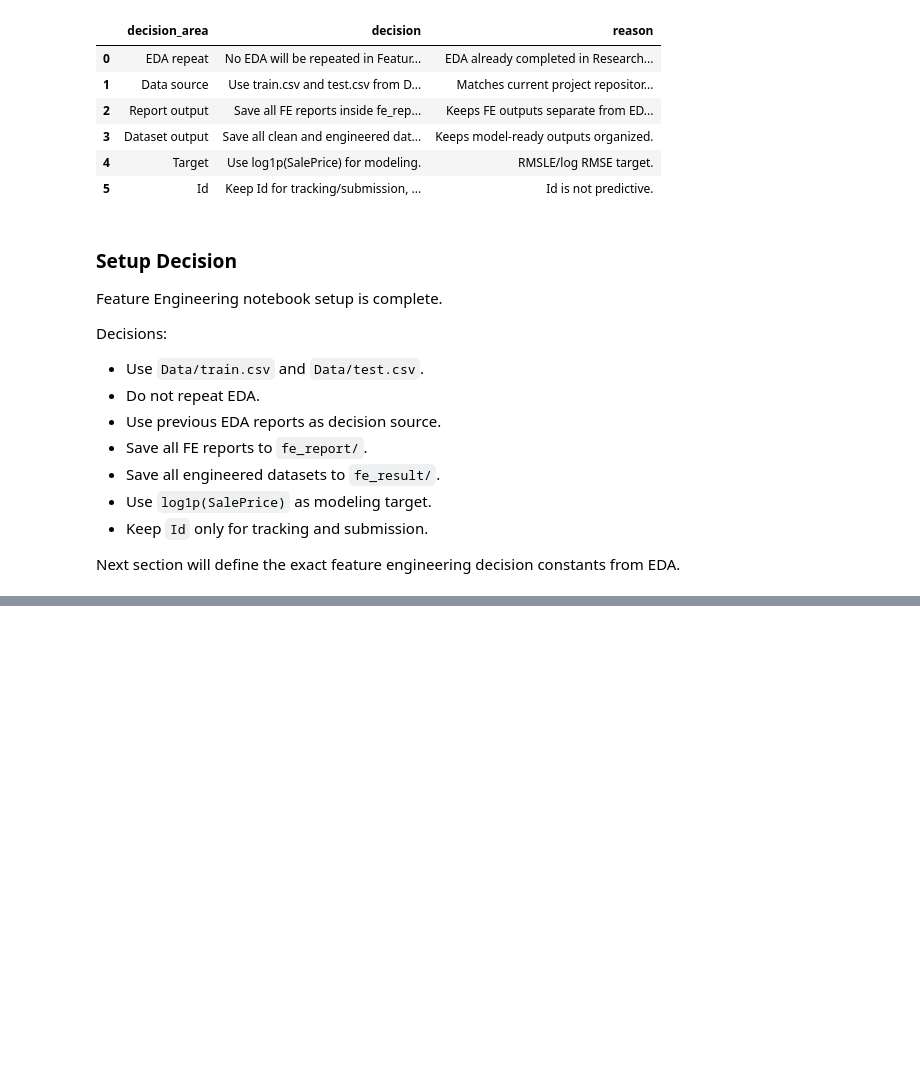
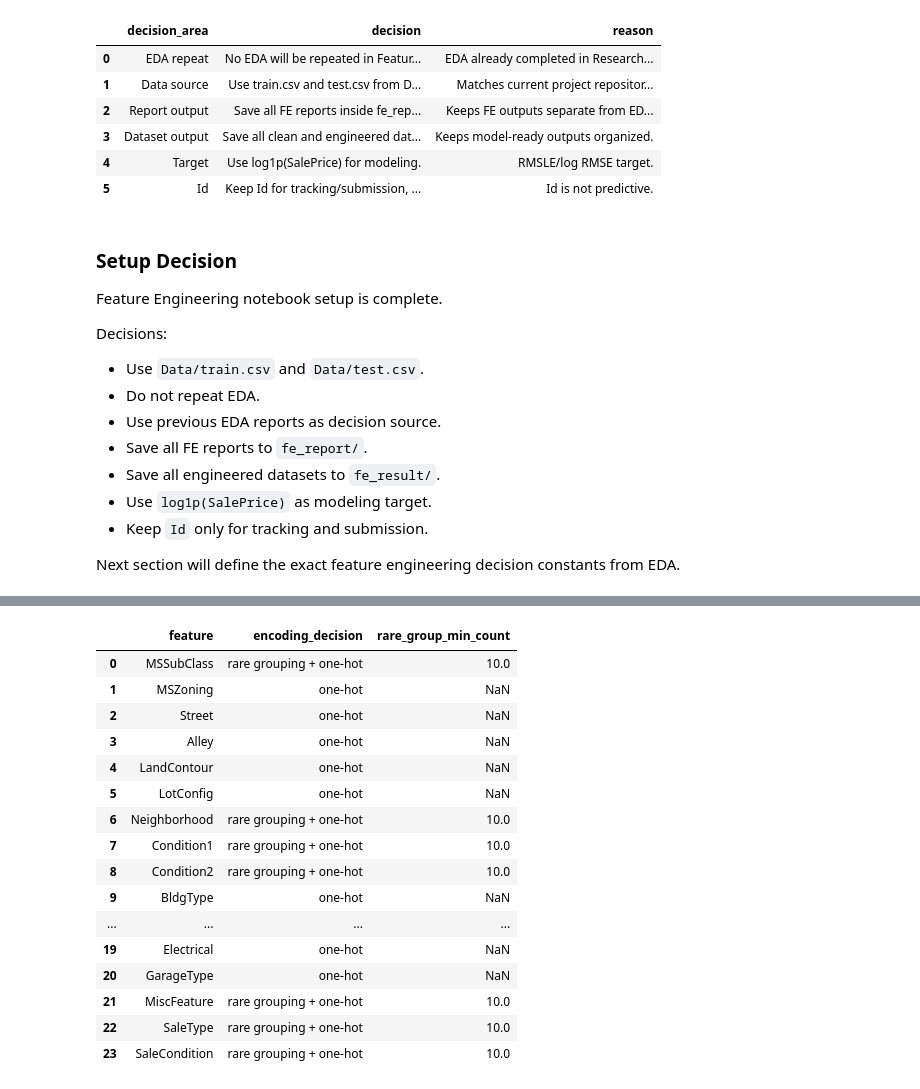
Before and after one commit to kawsar07ahmmed0712-rgb/House-Price-Prediction-Regression, a Jupyter notebook: Research/Feature_Engeneering.ipynb, the cells around one changed output, grey strips where cells are left out. Cells and saved outputs as stored; diff of their text form; code cells hidden in the pictures; blank space fills up the shorter version.

```diff
--- a/Research/Feature_Engeneering.ipynb
+++ b/Research/Feature_Engeneering.ipynb
@@ -440,0 +821,82 @@ Next section will define the exact feature engineering decision constants from E
+# %%
+# ============================================================
+# 6. Nominal Categorical Encoding Decisions
+# ============================================================
+
+NOMINAL_CATEGORICAL_COLUMNS = [
+    "MSSubClass",
+    "MSZoning",
+    "Street",
+    "Alley",
+    "LandContour",
+    "LotConfig",
+    "Neighborhood",
+    "Condition1",
+    "Condition2",
+    "BldgType",
+    "HouseStyle",
+    "RoofStyle",
+    "RoofMatl",
+    "Exterior1st",
+    "Exterior2nd",
+    "MasVnrType",
+    "Foundation",
+    "Heating",
+    "CentralAir",
+    "Electrical",
+    "GarageType",
+    "MiscFeature",
+    "SaleType",
+    "SaleCondition",
+]
+
+RARE_GROUP_COLUMNS = [
+    "Neighborhood",
+    "MSSubClass",
+    "Exterior1st",
+    "Exterior2nd",
+    "HouseStyle",
+    "RoofStyle",
+    "RoofMatl",
+    "Condition1",
+    "Condition2",
+    "SaleType",
+    "SaleCondition",
+    "MiscFeature",
+]
+
+RARE_GROUP_MIN_COUNT = 10
+
+nominal_decision_report = pd.DataFrame([
+    {
+        "feature": col,
+        "encoding_decision": "rare grouping + one-hot" if col in RARE_GROUP_COLUMNS else "one-hot",
+        "rare_group_min_count": RARE_GROUP_MIN_COUNT if col in RARE_GROUP_COLUMNS else np.nan
+    }
+    for col in NOMINAL_CATEGORICAL_COLUMNS
+])
+
+nominal_decision_report.to_csv(
+    FE_STEP_REPORT_DIR / "05_nominal_categorical_encoding_decisions.csv",
+    index=False
+)
+
+nominal_decision_report
+# %% [output]
+|  | feature | encoding_decision | rare_group_min_count |
+| 0 | MSSubClass | rare grouping + one-hot | 10.0 |
+| 1 | MSZoning | one-hot | NaN |
+| 2 | Street | one-hot | NaN |
+| 3 | Alley | one-hot | NaN |
+| 4 | LandContour | one-hot | NaN |
+| 5 | LotConfig | one-hot | NaN |
+| 6 | Neighborhood | rare grouping + one-hot | 10.0 |
+| 7 | Condition1 | rare grouping + one-hot | 10.0 |
+| 8 | Condition2 | rare grouping + one-hot | 10.0 |
+| 9 | BldgType | one-hot | NaN |
+| ... | ... | ... | ... |
+| 19 | Electrical | one-hot | NaN |
+| 20 | GarageType | one-hot | NaN |
+| 21 | MiscFeature | rare grouping + one-hot | 10.0 |
+| 22 | SaleType | rare grouping + one-hot | 10.0 |
+| 23 | SaleCondition | rare grouping + one-hot | 10.0 |
```
Also changed, not shown: parts of 53 cells of this notebook, 20 other files.
